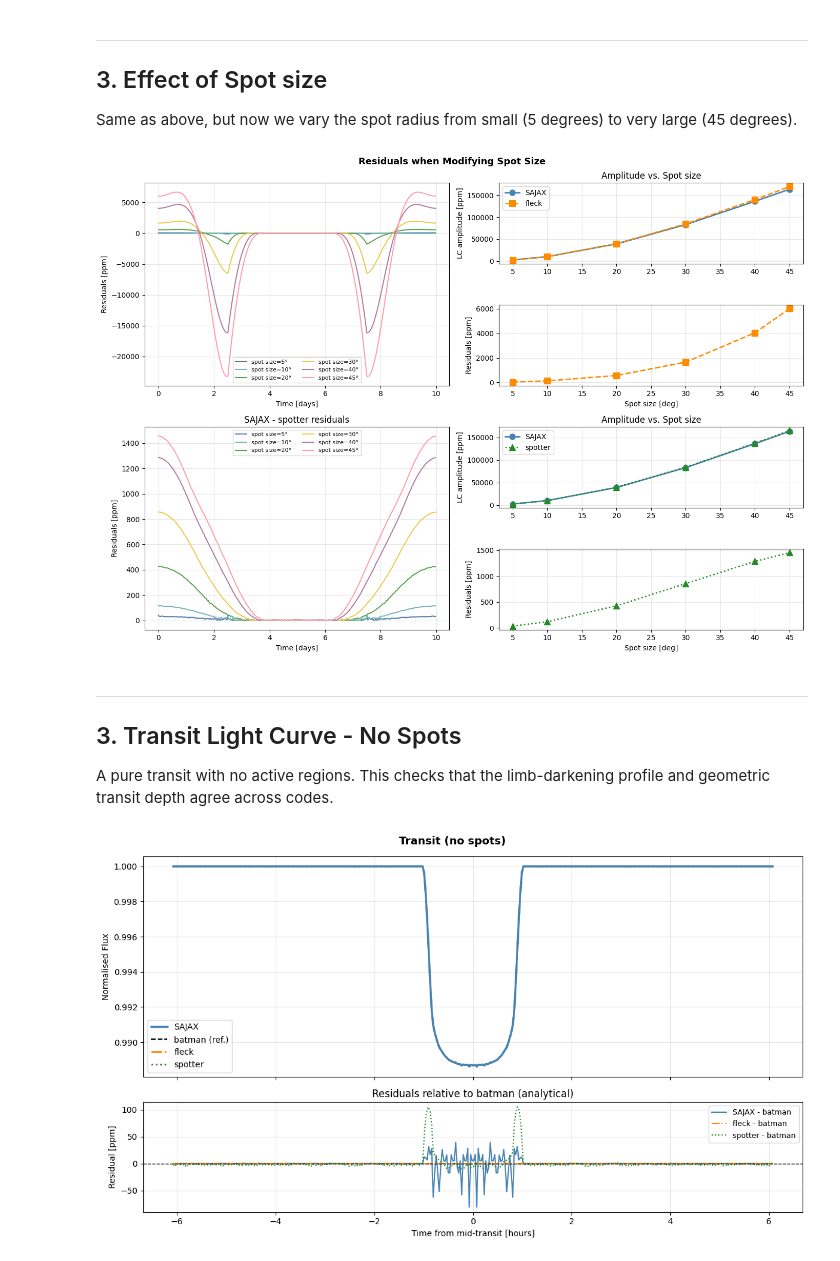
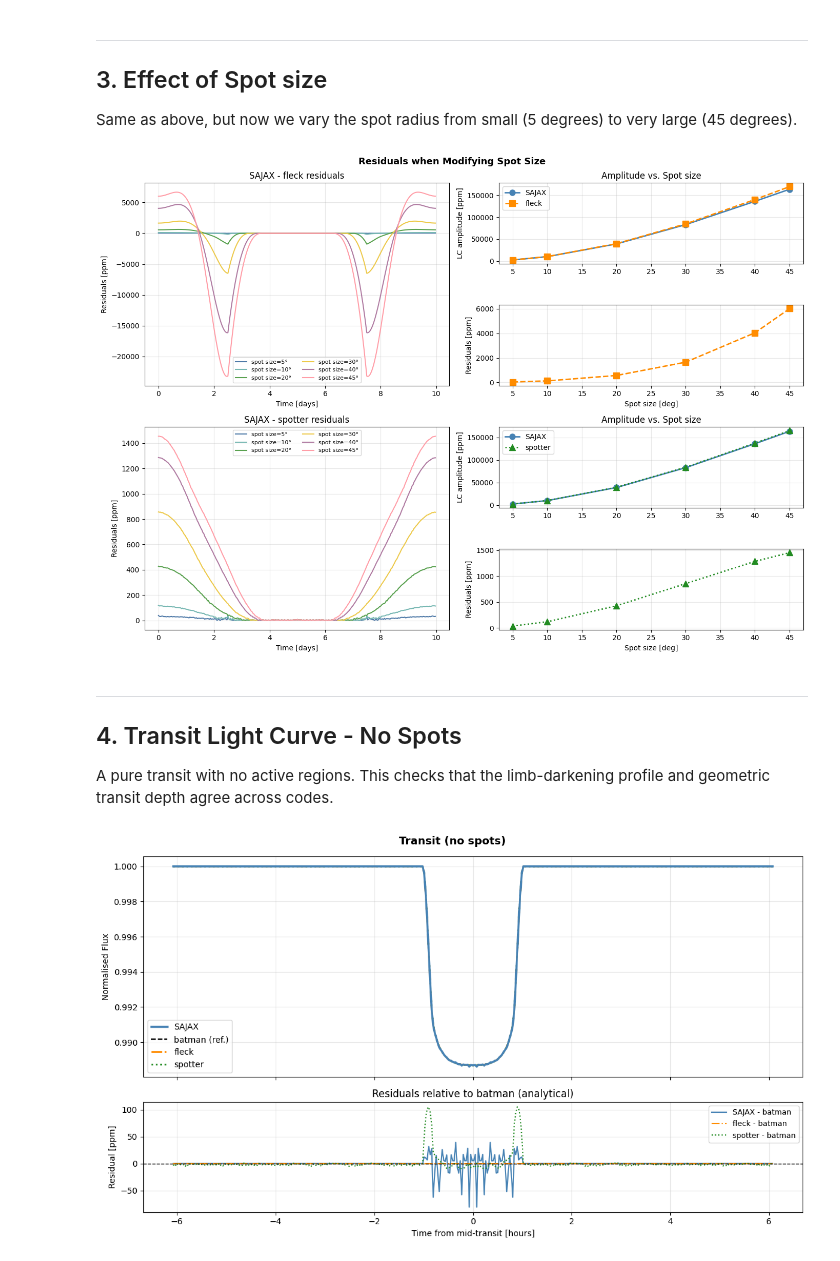
Before and after one commit to SamMerc/sajax, a Jupyter notebook: docs/examples/comparison.ipynb, the cells around one changed output. Cells and saved outputs as stored; diff of their text form; code cells hidden in the pictures.

```diff
--- a/docs/examples/comparison.ipynb
+++ b/docs/examples/comparison.ipynb
@@ -484,7 +484,7 @@ for size, col in zip(spot_sizes, colors_inc):
 
 axes['A'].set_xlabel("Time [days]")
 axes['A'].set_ylabel("Residuals [ppm]")
-axes['D'].set_title("SAJAX - fleck residuals")
+axes['A'].set_title("SAJAX - fleck residuals")
 axes['A'].legend(fontsize=8, ncol=2)
 axes['A'].grid(alpha=0.3)
 
@@ -498,37 +498,37 @@ axes['D'].grid(alpha=0.3)
 axes['B'].plot(spot_sizes, amps_by_spot_size["SAJAX"],   "o-", lw=2, ms=8, color="steelblue",   label="SAJAX")
 axes['E'].plot(spot_sizes, amps_by_spot_size["SAJAX"],   "o-", lw=2, ms=8, color="steelblue",   label="SAJAX")
 if amps_by_spot_size["fleck"]:
     axes['B'].plot(spot_sizes, amps_by_spot_size["fleck"],   "s--", lw=2, ms=8, color="darkorange", label="fleck")
     axes['C'].plot(spot_sizes, np.array(amps_by_spot_size["fleck"]) - np.array(amps_by_spot_size["SAJAX"]),   "s--", lw=2, ms=8, color="darkorange", label="fleck - SAJAX")
 if amps_by_spot_size["spotter"]:
     axes['E'].plot(spot_sizes, amps_by_spot_size["spotter"], "^:",  lw=2, ms=8, color="forestgreen", label="spotter")
     axes['F'].plot(spot_sizes, np.array(amps_by_spot_size["spotter"]) - np.array(amps_by_spot_size["SAJAX"]), "^:",  lw=2, ms=8, color="forestgreen", label="spotter - SAJAX")
 
 axes['B'].set_ylabel("LC amplitude [ppm]")
 axes['C'].set_ylabel("Residuals [ppm]")
 axes['B'].sharex(axes['C'])
 axes['B'].set_title("Amplitude vs. Spot size")
 axes['C'].set_xlabel("Spot size [deg]")
 axes['B'].legend()
 axes['B'].grid(alpha=0.3)
 axes['C'].grid(alpha=0.3)
 
 axes['E'].set_ylabel("LC amplitude [ppm]")
 axes['F'].set_ylabel("Residuals [ppm]")
 axes['E'].sharex(axes['F'])
 axes['E'].set_title("Amplitude vs. Spot size")
 axes['F'].set_xlabel("Spot size [deg]")
 axes['E'].legend()
 axes['E'].grid(alpha=0.3)
 axes['F'].grid(alpha=0.3)
 
 plt.tight_layout()
 plt.show()
 # %% [output]
-[figure, old version]
+[figure, new version]
 # %% [markdown]
 ---
-## 3. Transit Light Curve - No Spots
+## 4. Transit Light Curve - No Spots
 
 A pure transit with no active regions. This checks that the limb-darkening
 profile and geometric transit depth agree across codes.
```
Also changed, not shown: parts of 3 cells of this notebook.
